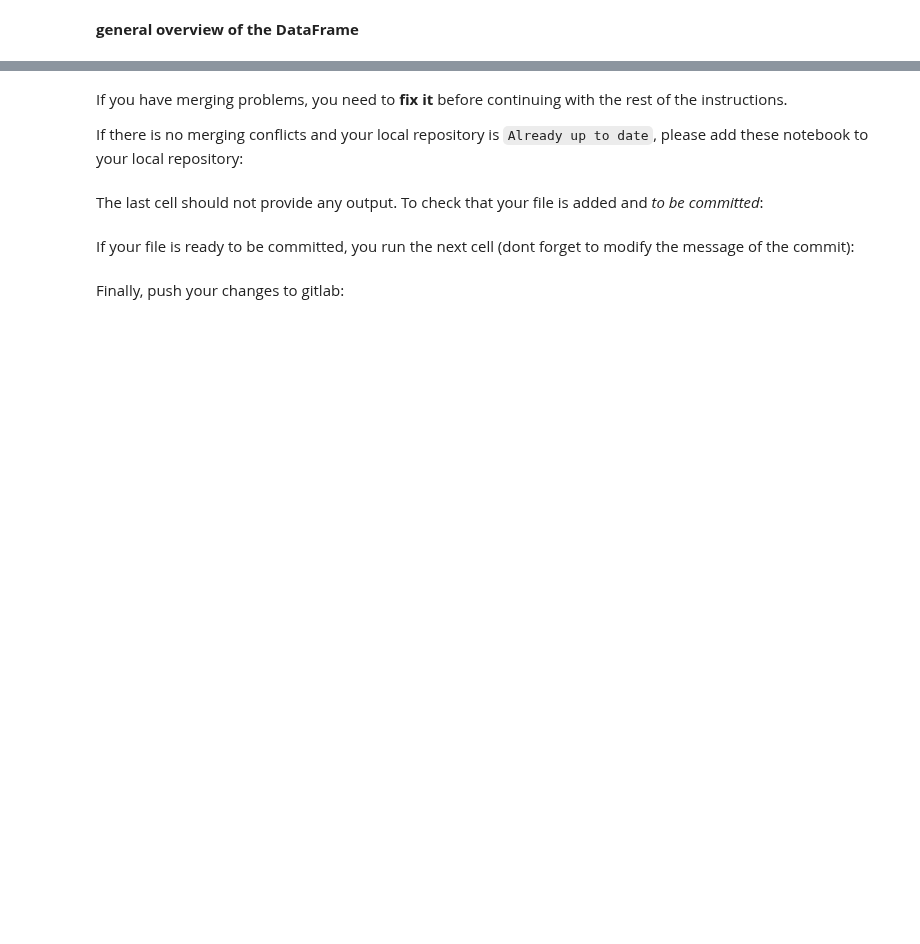
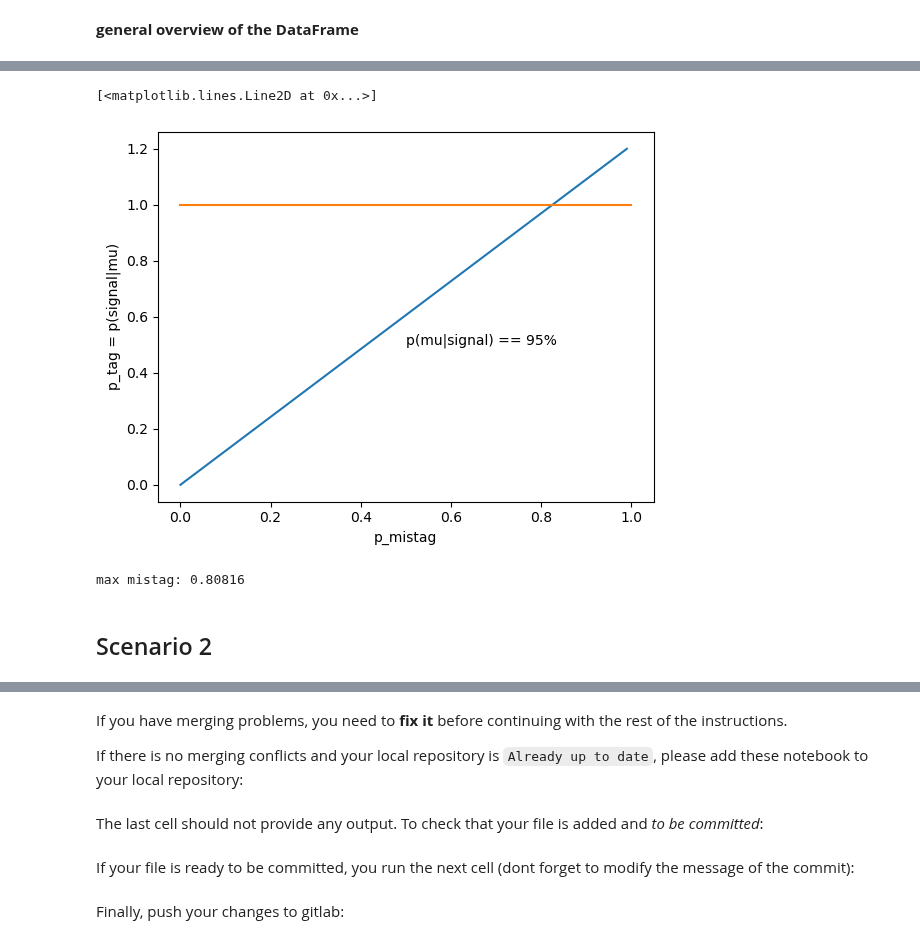
Before and after one commit to Matteo-Bellino/SMATEP_Project, a Jupyter notebook: exercises/Exercise0/Exercise0.ipynb, the cells around one changed output, grey strips where cells are left out. Cells and saved outputs as stored; diff of their text form; code cells hidden in the pictures; blank space fills up the shorter version.

```diff
--- a/exercises/Exercise0/Exercise0.ipynb
+++ b/exercises/Exercise0/Exercise0.ipynb
@@ -509,0 +645,22 @@ df.info()
+# %%
+p_mistag = np.linspace(0, 0.99, 50)
+p_e = 0.06
+p_mu = 0.94
+p_sig_e = p_mistag
+p_mu_sig = 0.95
+p_sig_mu = p_mu_sig * p_sig_e * p_e / (( 1- p_mu_sig)*p_mu)
+# %%
+plt.plot(p_mistag, p_sig_mu)
+plt.xlabel("p_mistag")
+plt.ylabel("p_tag = p(signal|mu)")
+plt.text(0.5,0.5, "p(mu|signal) == 95%")
+plt.plot([0,1], [1.,1.])
+# %% [output]
+[<matplotlib.lines.Line2D at 0x...>]
+[figure, added]
+# %%
+print(f"max mistag: {np.max(p_mistag[p_sig_mu <=1]):.5f}")
+# %% [output]
+max mistag: 0.80816
+# %% [markdown]
+## Scenario 2
```
Also changed, not shown: parts of 31 cells of this notebook.
